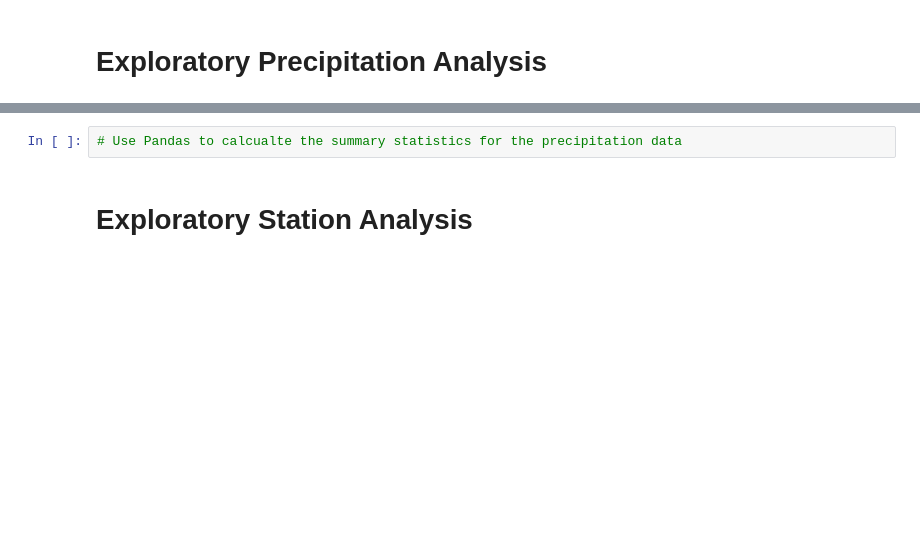
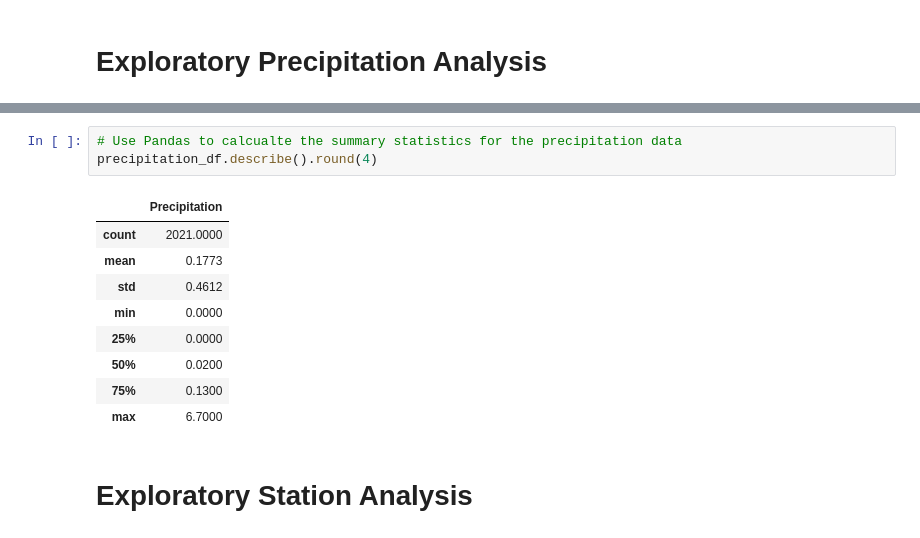
Before and after one commit to magui193/sqlalchemy-challenge, a Jupyter notebook: Margarita_climate.ipynb, the cells around one changed output, grey strips where cells are left out. Cells and saved outputs as stored; diff of their text form; blank space fills up the shorter version.

```diff
--- a/Margarita_climate.ipynb
+++ b/Margarita_climate.ipynb
@@ -57,5 +107,16 @@ session = Session(engine)
 # %%
 # Use Pandas to calcualte the summary statistics for the precipitation data
+precipitation_df.describe().round(4)
+# %% [output]
+|  | Precipitation |
+| count | 2021.0000 |
+| mean | 0.1773 |
+| std | 0.4612 |
+| min | 0.0000 |
+| 25% | 0.0000 |
+| 50% | 0.0200 |
+| 75% | 0.1300 |
+| max | 6.7000 |
 # %% [markdown]
 # Exploratory Station Analysis
 # %%
```
Also changed, not shown: parts of 15 cells of this notebook, 2 other files.
